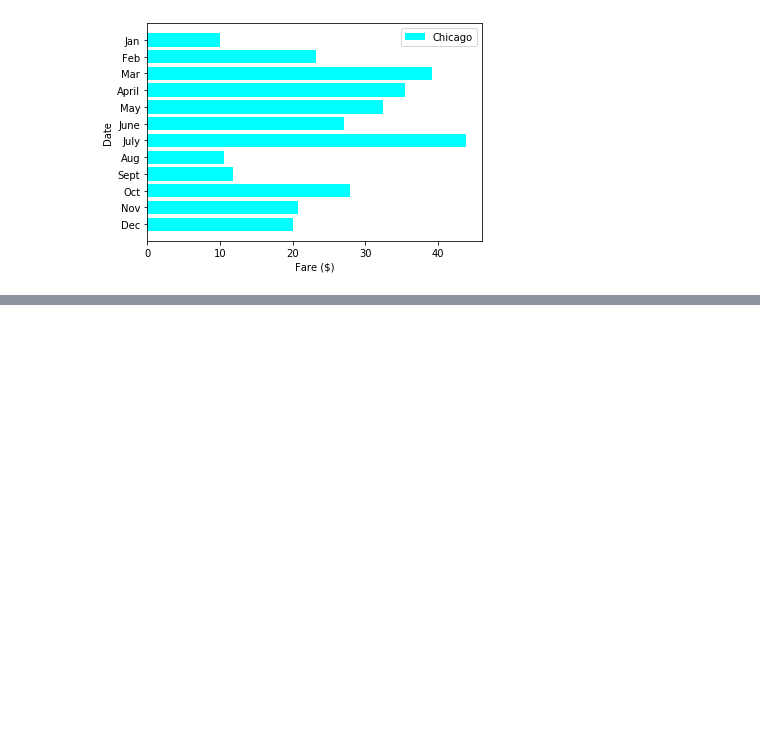
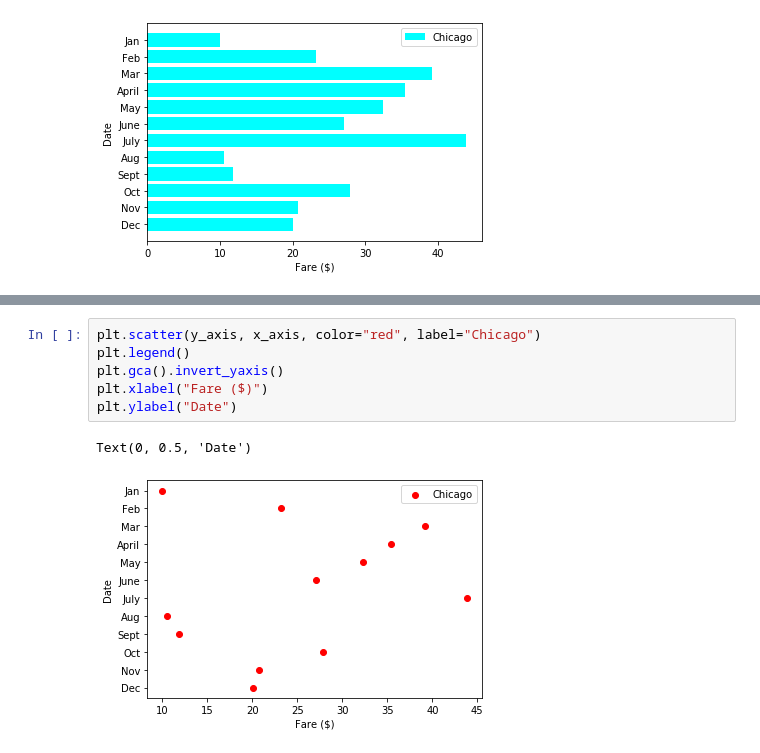
Before and after one commit to rcelorio/PyBer_Analysis, a Jupyter notebook: matplotlib_practice.ipynb, the cells around one changed output, grey strips where cells are left out. Cells and saved outputs as stored; diff of their text form; blank space fills up the shorter version.

```diff
--- a/matplotlib_practice.ipynb
+++ b/matplotlib_practice.ipynb
@@ -167,0 +184,9 @@ ax.invert_yaxis()
+# %%
+plt.scatter(y_axis, x_axis, color="red", label="Chicago")
+plt.legend()
+plt.gca().invert_yaxis()
+plt.xlabel("Fare ($)")
+plt.ylabel("Date")
+# %% [output]
+Text(0, 0.5, 'Date')
+[figure, added]
```
Also changed, not shown: parts of 11 cells of this notebook.
